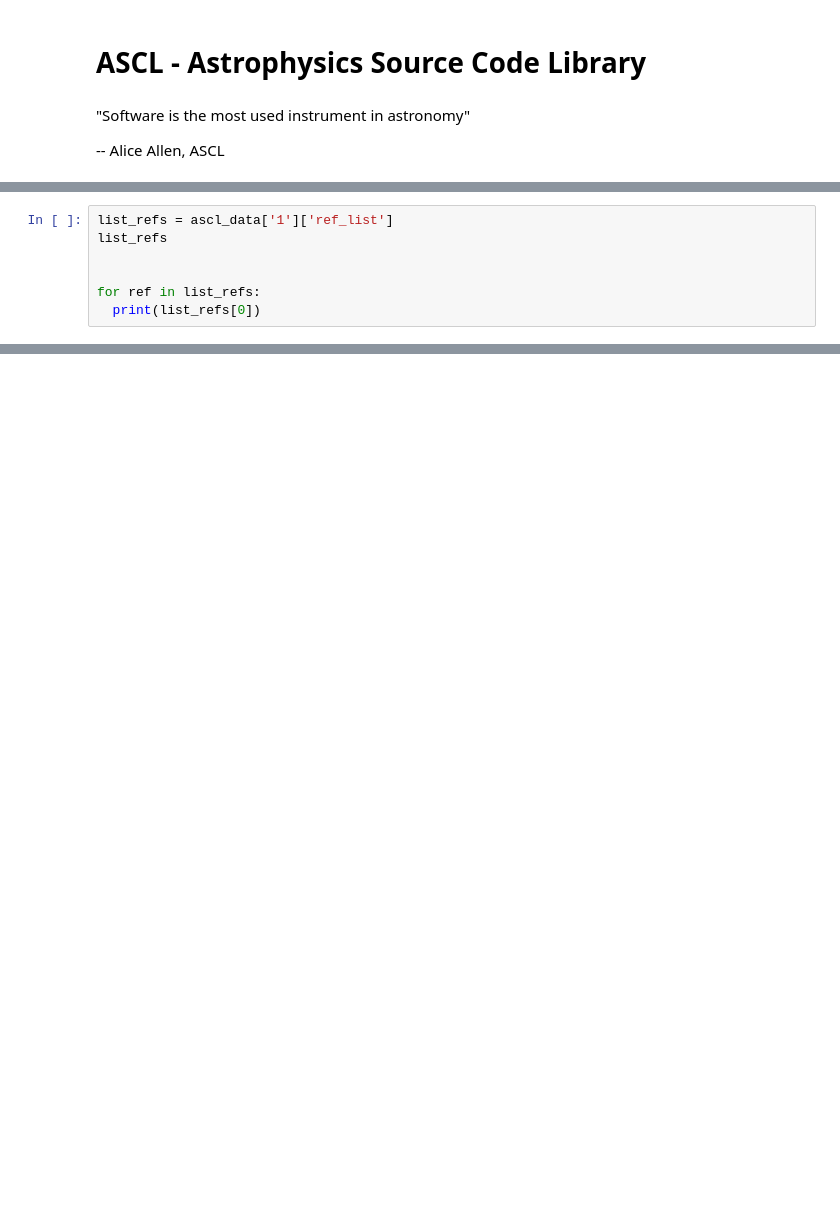
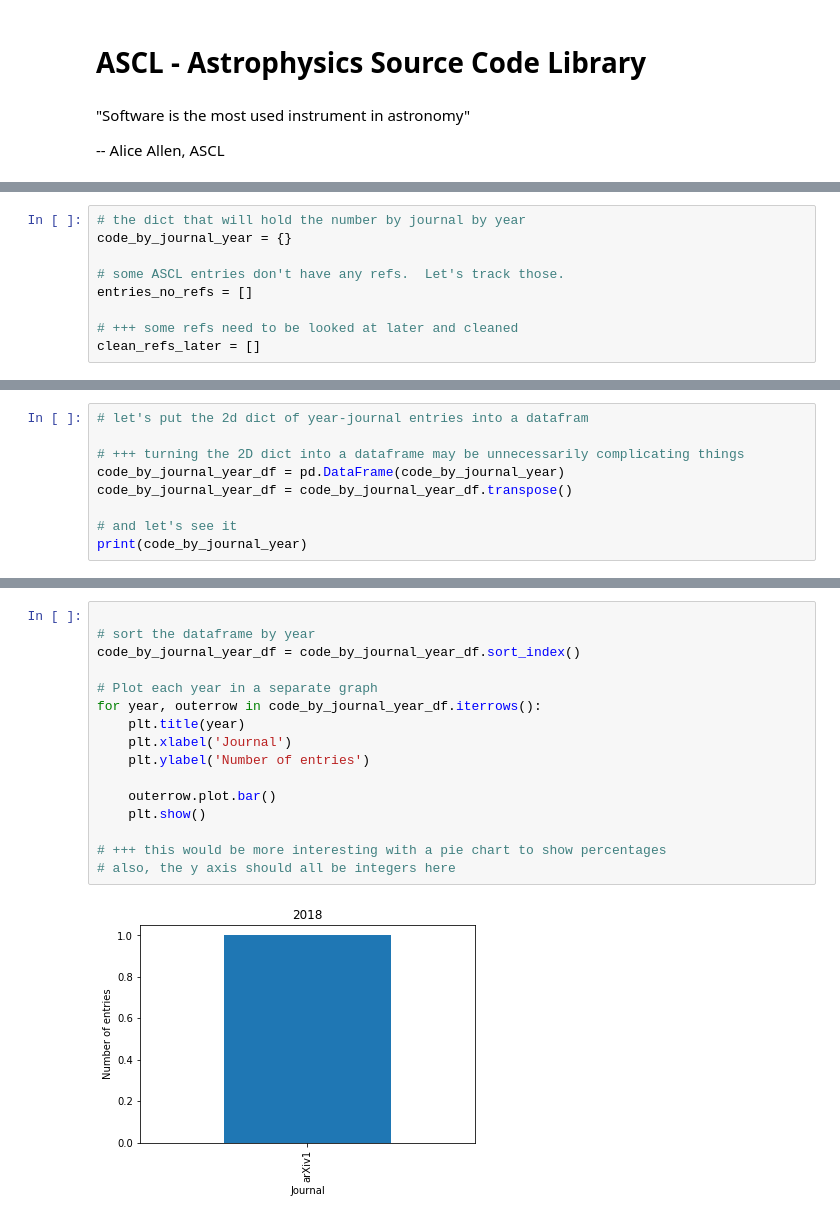
Before and after one commit to krutkow/cmsc641, a Jupyter notebook: rutkowski_finalproject.ipynb, the cells around one changed output, grey strips where cells are left out. Saved outputs shown, nothing was run; the diff lists cells and outputs as text; blank space fills up the shorter version.

```diff
--- a/rutkowski_finalproject.ipynb
+++ b/rutkowski_finalproject.ipynb
@@ -38,7 +46,0 @@ ascl_data
-# %%
-list_refs = ascl_data['1']['ref_list']
-list_refs
-
-
-for ref in list_refs:
-  print(list_refs[0])
@@ -63,0 +75,9 @@ ascl_data['1']['ref_list'][0]
+# %%
+# the dict that will hold the number by journal by year
+code_by_journal_year = {}
+
+# some ASCL entries don't have any refs.  Let's track those.
+entries_no_refs = []
+
+# +++ some refs need to be looked at later and cleaned
+clean_refs_later = []
@@ -63,0 +230,9 @@ ascl_data['1']['ref_list'][0]
+# %%
+# let's put the 2d dict of year-journal entries into a datafram
+
+# +++ turning the 2D dict into a dataframe may be unnecessarily complicating things
+code_by_journal_year_df = pd.DataFrame(code_by_journal_year)
+code_by_journal_year_df = code_by_journal_year_df.transpose()
+
+# and let's see it
+print(code_by_journal_year)
@@ -63,0 +260,18 @@ ascl_data['1']['ref_list'][0]
+# %%
+
+# sort the dataframe by year
+code_by_journal_year_df = code_by_journal_year_df.sort_index()
+
+# Plot each year in a separate graph
+for year, outerrow in code_by_journal_year_df.iterrows():
+    plt.title(year)
+    plt.xlabel('Journal')
+    plt.ylabel('Number of entries')
+
+    outerrow.plot.bar()
+    plt.show()
+
+# +++ this would be more interesting with a pie chart to show percentages
+# also, the y axis should all be integers here
+# %% [output]
+[figure, added]
```
Also changed, not shown: parts of 22 cells of this notebook.
